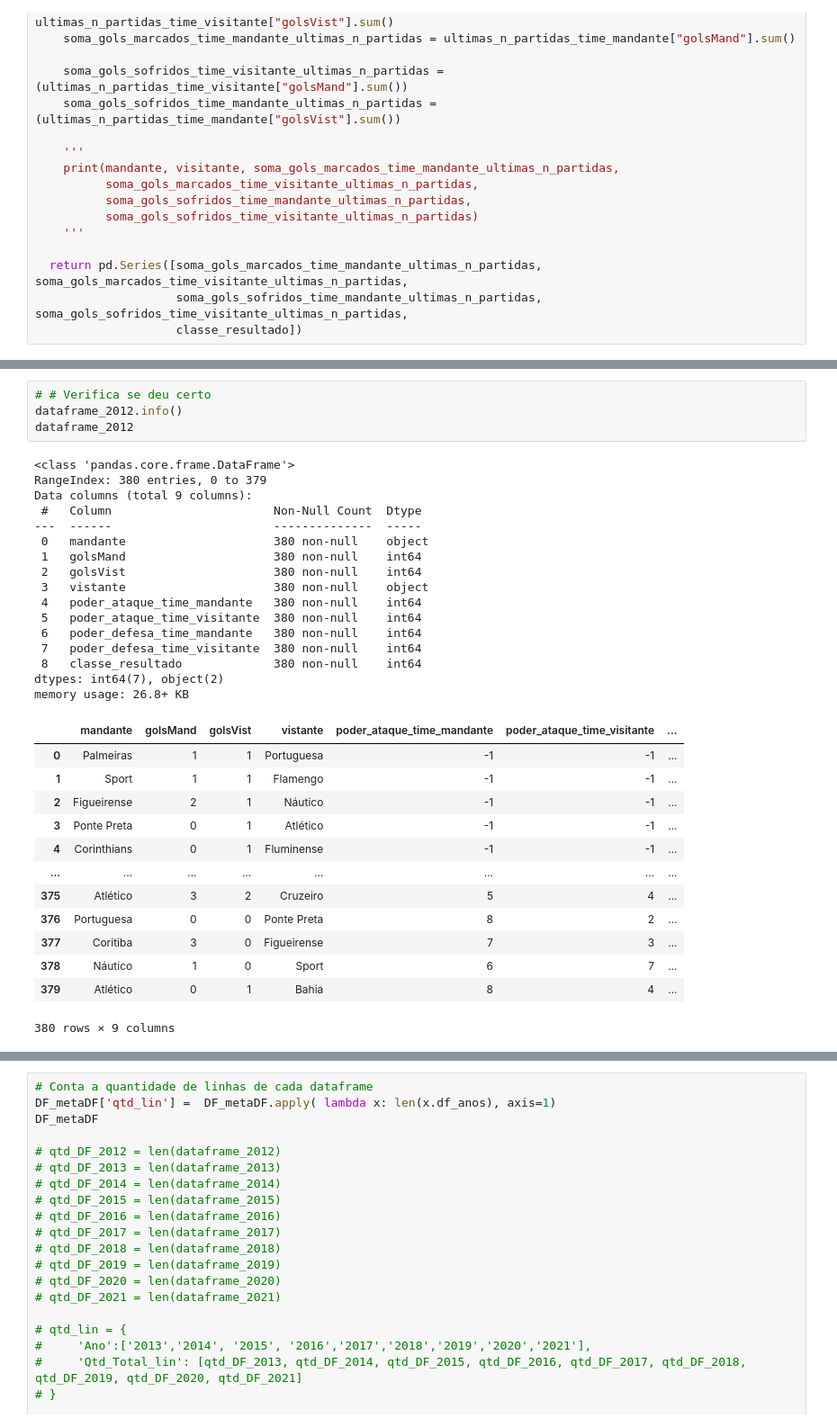
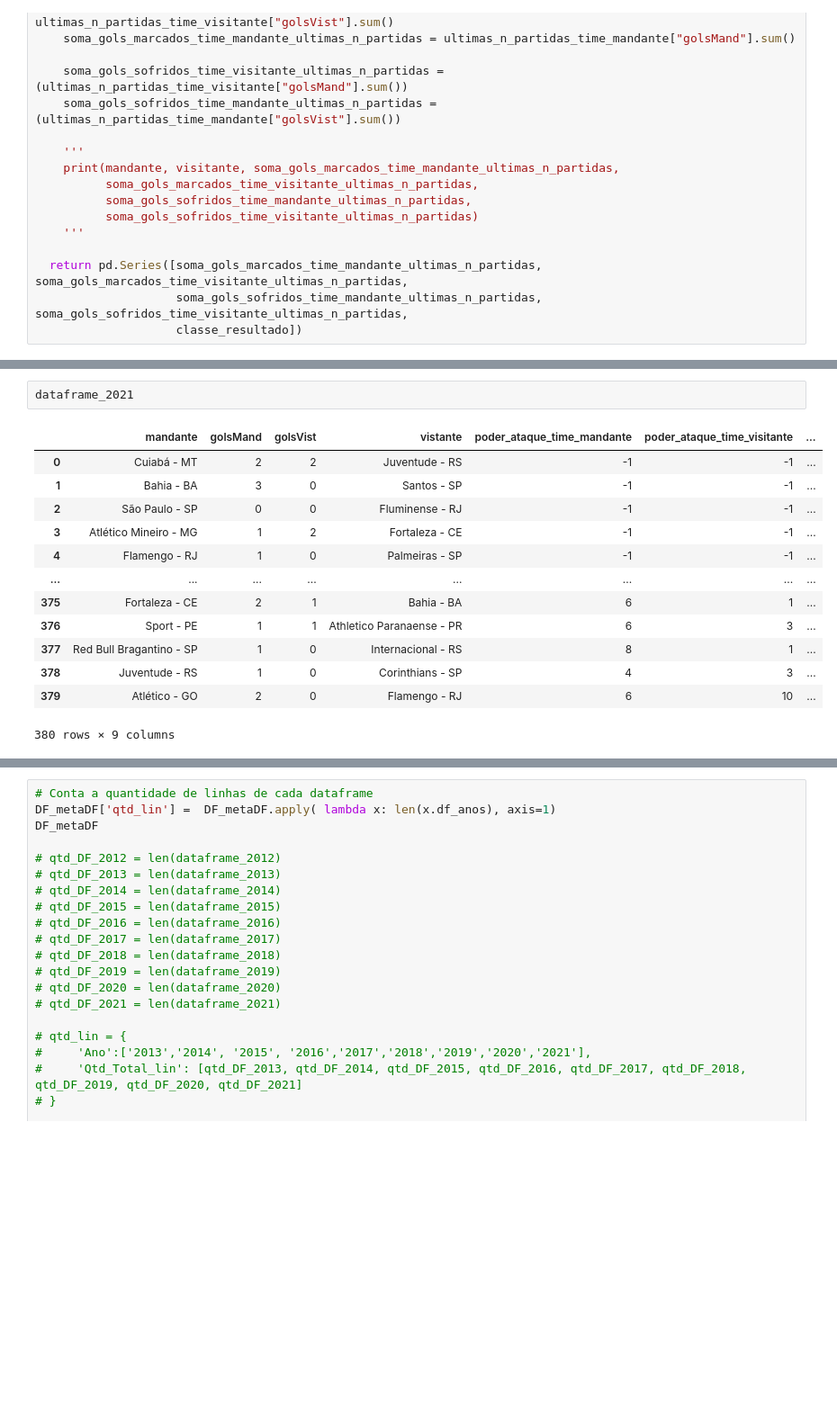
Before and after one commit to paulopetrillo/PROJETO_IFMA_SOFTEX, a Jupyter notebook: PROJETO_IFMA_SOFTEX.ipynb, the cells around one changed output, grey strips where cells are left out. Shown at 90% size. Saved outputs shown, nothing was run; the diff lists cells and outputs as text; blank space fills up the shorter version.

```diff
--- a/PROJETO_IFMA_SOFTEX.ipynb
+++ b/PROJETO_IFMA_SOFTEX.ipynb
@@ -228,34 +241,16 @@ TypeError: ignored
-# %%
-# # Verifica se deu certo
-dataframe_2012.info()
-dataframe_2012
-# %% [output]
-<class 'pandas.core.frame.DataFrame'>
-RangeIndex: 380 entries, 0 to 379
-Data columns (total 9 columns):
- #   Column                       Non-Null Count  Dtype
----  ------                       --------------  -----
- 0   mandante                     380 non-null    object
- 1   golsMand                     380 non-null    int64
- 2   golsVist                     380 non-null    int64
- 3   vistante                     380 non-null    object
- 4   poder_ataque_time_mandante   380 non-null    int64
- 5   poder_ataque_time_visitante  380 non-null    int64
- 6   poder_defesa_time_mandante   380 non-null    int64
- 7   poder_defesa_time_visitante  380 non-null    int64
- 8   classe_resultado             380 non-null    int64
-dtypes: int64(7), object(2)
-memory usage: 26.8+ KB
-|  | mandante | golsMand | golsVist | vistante | poder_ataque_time_mandante | poder_ataque_time_visitante | ... |
-| 0 | Palmeiras | 1 | 1 | Portuguesa | -1 | -1 | ... |
-| 1 | Sport | 1 | 1 | Flamengo | -1 | -1 | ... |
-| 2 | Figueirense | 2 | 1 | Náutico | -1 | -1 | ... |
-| 3 | Ponte Preta | 0 | 1 | Atlético | -1 | -1 | ... |
-| 4 | Corinthians | 0 | 1 | Fluminense | -1 | -1 | ... |
-| ... | ... | ... | ... | ... | ... | ... | ... |
-| 375 | Atlético | 3 | 2 | Cruzeiro | 5 | 4 | ... |
-| 376 | Portuguesa | 0 | 0 | Ponte Preta | 8 | 2 | ... |
-| 377 | Coritiba | 3 | 0 | Figueirense | 7 | 3 | ... |
-| 378 | Náutico | 1 | 0 | Sport | 6 | 7 | ... |
-| 379 | Atlético | 0 | 1 | Bahia | 8 | 4 | ... |
-380 rows × 9 columns
+# %%
+dataframe_2021
+# %% [output]
+|  | mandante | golsMand | golsVist | vistante | poder_ataque_time_mandante | poder_ataque_time_visitante | ... |
+| 0 | Cuiabá - MT | 2 | 2 | Juventude - RS | -1 | -1 | ... |
+| 1 | Bahia - BA | 3 | 0 | Santos - SP | -1 | -1 | ... |
+| 2 | São Paulo - SP | 0 | 0 | Fluminense - RJ | -1 | -1 | ... |
+| 3 | Atlético Mineiro - MG | 1 | 2 | Fortaleza - CE | -1 | -1 | ... |
+| 4 | Flamengo - RJ | 1 | 0 | Palmeiras - SP | -1 | -1 | ... |
+| ... | ... | ... | ... | ... | ... | ... | ... |
+| 375 | Fortaleza - CE | 2 | 1 | Bahia - BA | 6 | 1 | ... |
+| 376 | Sport - PE | 1 | 1 | Athletico Paranaense - PR | 6 | 3 | ... |
+| 377 | Red Bull Bragantino - SP | 1 | 0 | Internacional - RS | 8 | 1 | ... |
+| 378 | Juventude - RS | 1 | 0 | Corinthians - SP | 4 | 3 | ... |
+| 379 | Atlético - GO | 2 | 0 | Flamengo - RJ | 6 | 10 | ... |
+380 rows × 9 columns
```
Also changed, not shown: parts of 19 cells of this notebook.
